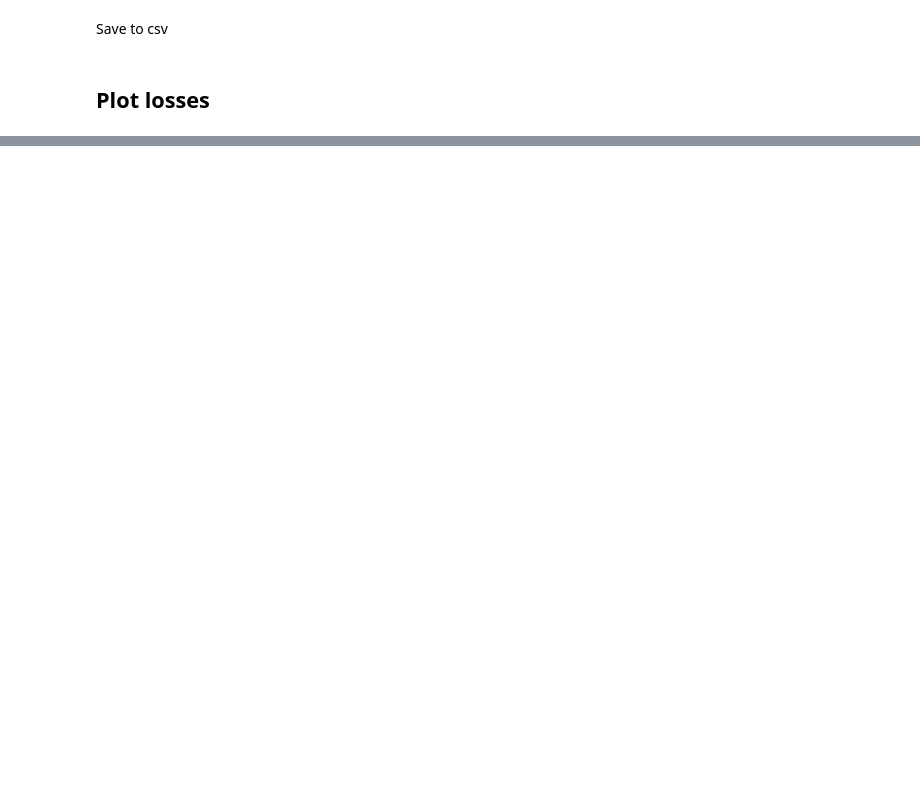
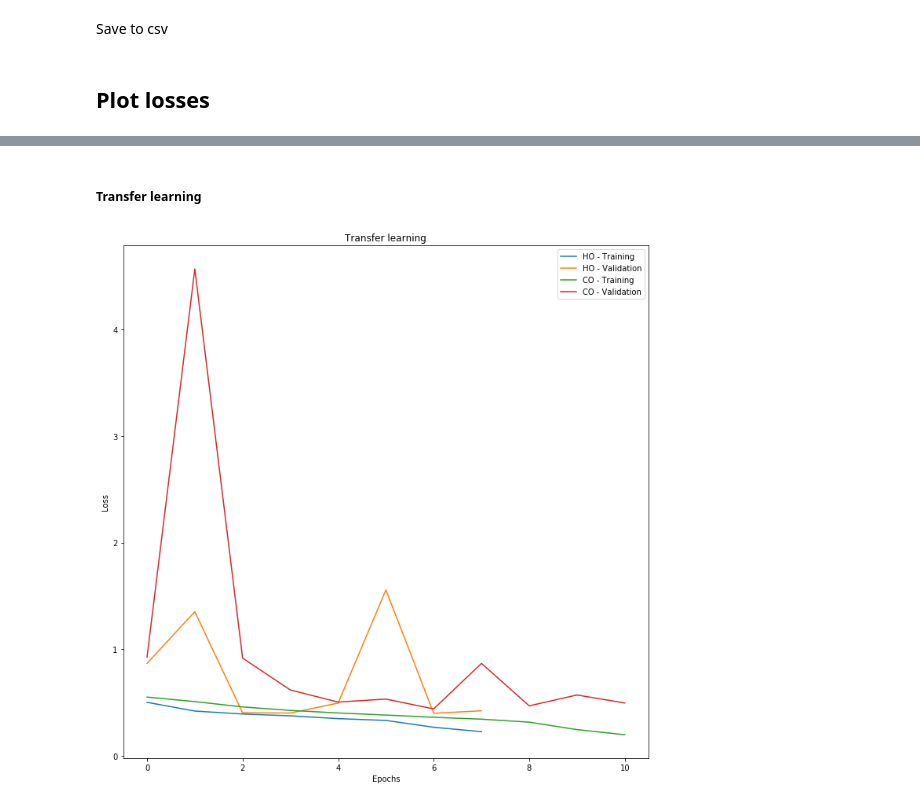
Before and after one commit to dominikklepl/Neural-Networks---Intracranial-hemorrhage-detection, a Jupyter notebook: 06_Evaluation.ipynb, the cells around one changed output, grey strips where cells are left out. Drawn from its saved outputs; the diff is of its cells as text; code cells hidden in the pictures; blank space fills up the shorter version.

```diff
--- a/06_Evaluation.ipynb
+++ b/06_Evaluation.ipynb
@@ -177,9 +185,15 @@ score_MLP_f.to_csv(METRICS_DIR + "MLP_cg.csv")
+# %% [markdown]
+##### Transfer learning
 # %%
-#plot loss
 plt.figure(num=1, figsize=(12,12))
 plt.ylabel('Loss')
 plt.xlabel('Epochs')
-plt.plot(history_CH.loss, label="Training")
-plt.plot((history_CH.val_loss), label="Validation")
+plt.plot(history_TS_ch.loss, label="HO - Training")
+plt.plot((history_TS_ch.val_loss), label="HO - Validation")
+plt.plot(history_TS_f.loss, label="CO - Training")
+plt.plot((history_TS_f.val_loss), label="CO - Validation")
 plt.legend(loc='best')
+plt.title("Transfer learning")
 plt.show()
+# %% [output]
+[figure, added]
```
Also changed, not shown: parts of 24 cells of this notebook.
